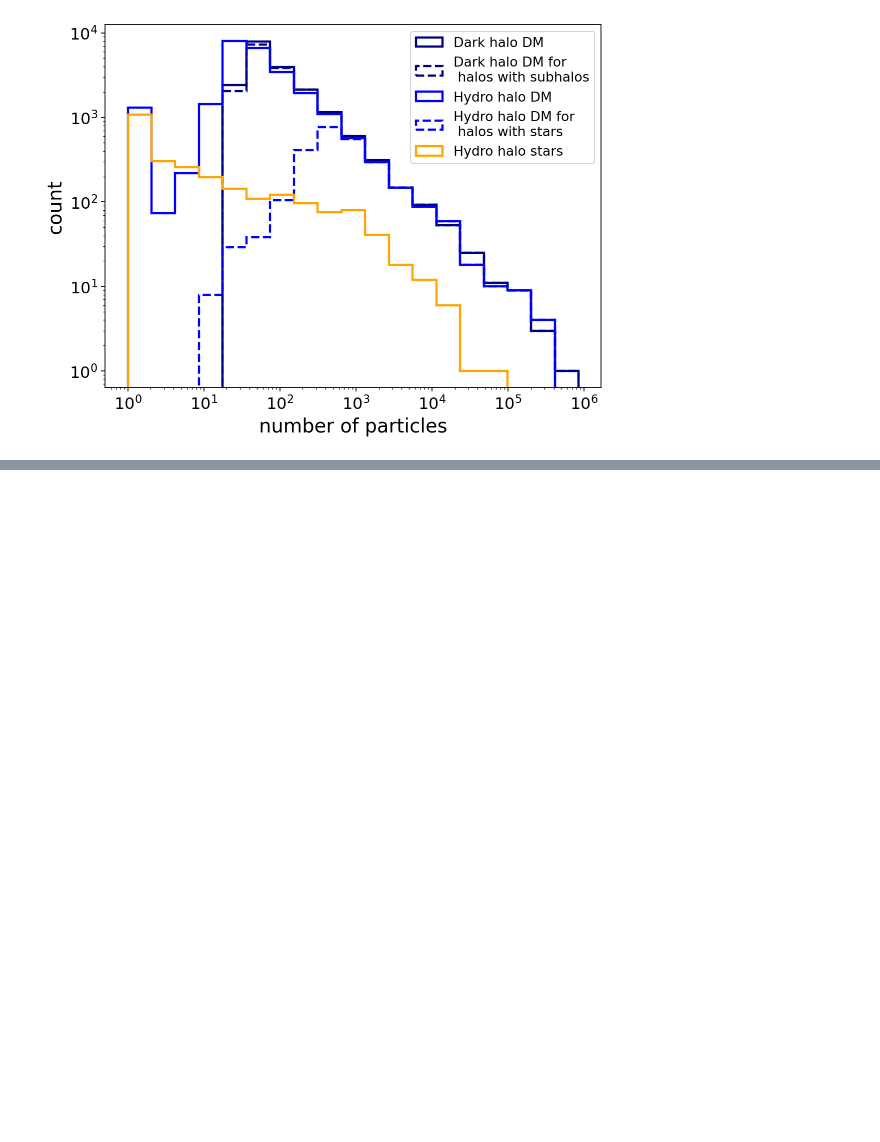
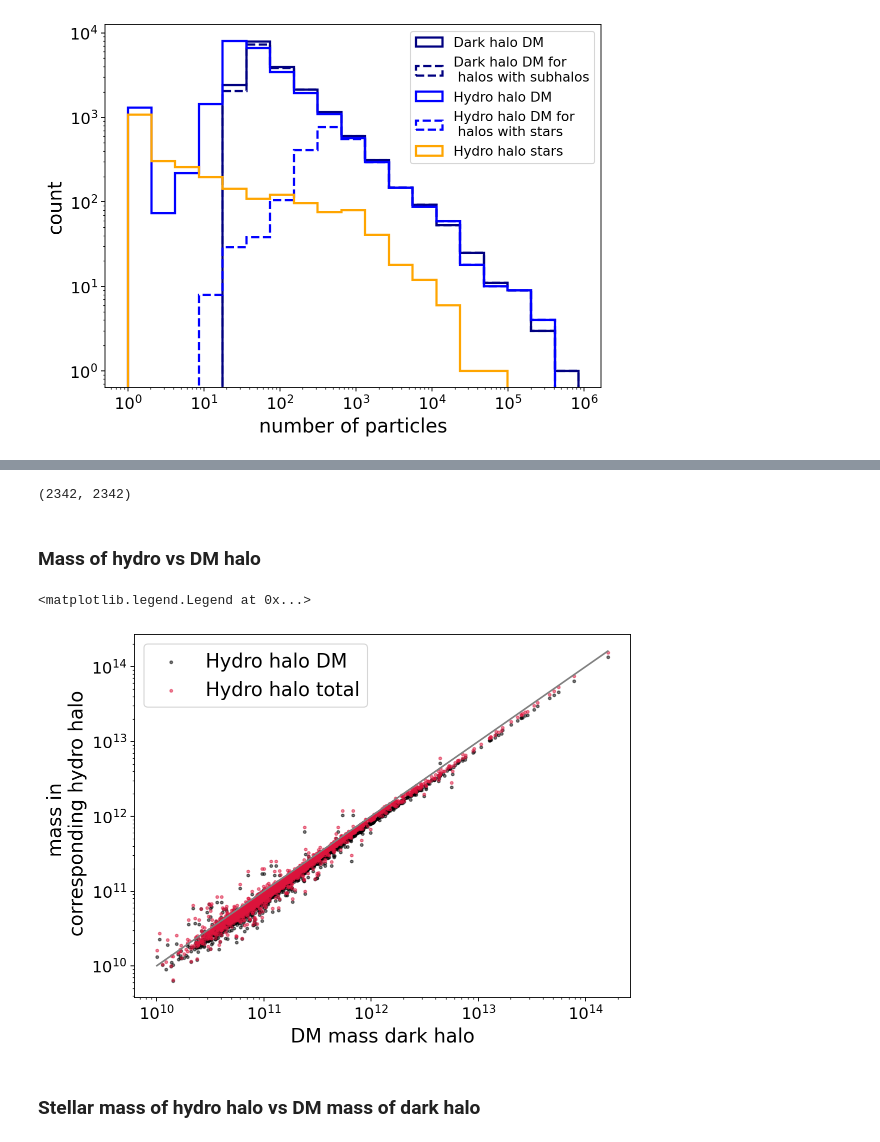
Before and after one commit to kstoreyf/equivariant-cosmology, a Jupyter notebook: notebooks/2021-12-15_tng50_distributions.ipynb, the cells around one changed output, grey strips where cells are left out. Drawn from its saved outputs; the diff is of its cells as text; code cells hidden in the pictures; blank space fills up the shorter version.

```diff
--- a/notebooks/2021-12-15_tng50_distributions.ipynb
+++ b/notebooks/2021-12-15_tng50_distributions.ipynb
@@ -322,0 +322,28 @@ plt.legend(fontsize=14)
+# %%
+len(mass_dark_halo_dm), len(mass_hydro_halo_star)
+# %% [output]
+(2342, 2342)
+# %% [markdown]
+### Mass of hydro vs DM halo
+# %%
+plt.figure(figsize=(8,6))
+plt.scatter(mass_dark_halo_dm*mass_multiplier, mass_hydro_halo_dm*mass_multiplier, s=6, alpha=0.5,
+            c='k', label='Hydro halo DM')
+plt.scatter(mass_dark_halo_dm*mass_multiplier, mass_hydro_halo_all*mass_multiplier, s=6, alpha=0.5,
+            c='crimson', label='Hydro halo total')
+plt.xlabel("DM mass dark halo")
+plt.ylabel("mass in \n corresponding hydro halo")
+plt.xscale('log')
+plt.yscale('log')
+
+mmin, mmax = [min(mass_dark_halo_dm[np.nonzero(mass_dark_halo_dm)])*mass_multiplier,
+              max(mass_dark_halo_dm)*mass_multiplier]
+xx = np.linspace(mmin, mmax, 2)
+plt.plot(xx, xx, color='grey')
+
+plt.legend()
+# %% [output]
+<matplotlib.legend.Legend at 0x...>
+[figure, added]
+# %% [markdown]
+### Stellar mass of hydro halo vs DM mass of dark halo
```
Also changed, not shown: parts of 33 cells of this notebook, 1 other file.
